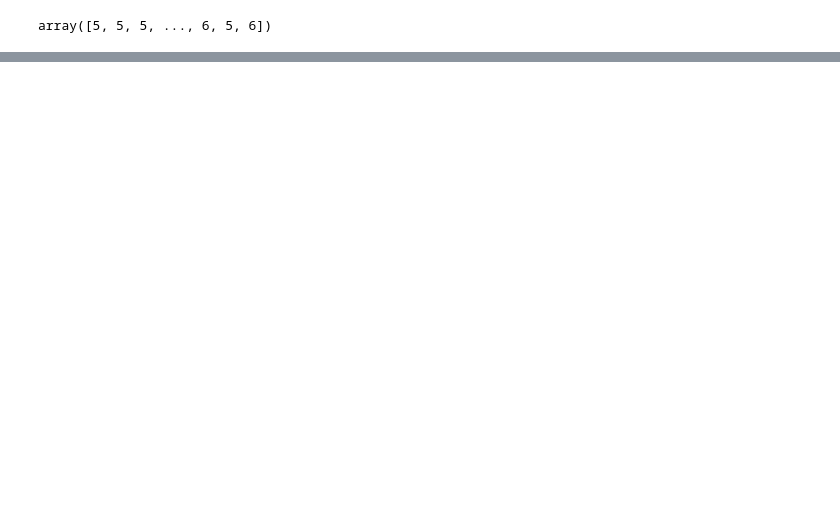
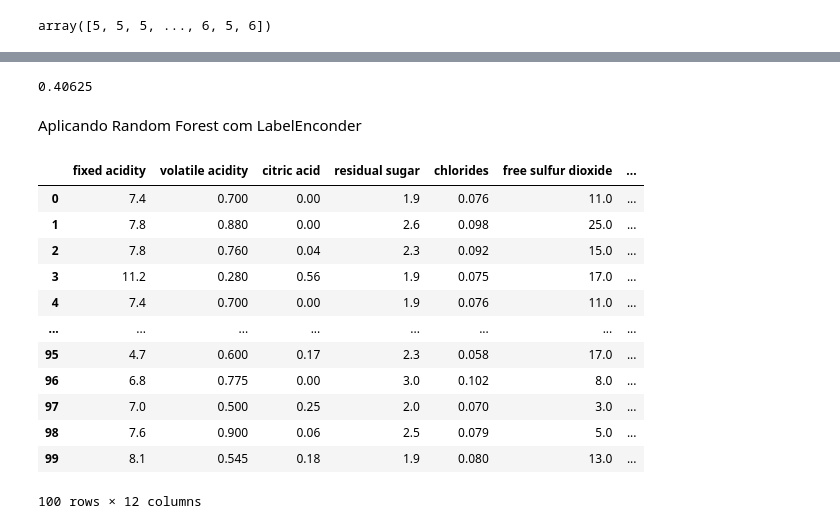
Before and after one commit to itimes-digital/Bootcamp-Analista-de-Machine-Learning-IGTI, a Jupyter notebook: desafio_modulo_02.ipynb, the cells around one changed output, grey strips where cells are left out. Cells and saved outputs as stored; diff of their text form; code cells hidden in the pictures; blank space fills up the shorter version.

```diff
--- a/desafio_modulo_02.ipynb
+++ b/desafio_modulo_02.ipynb
@@ -107,7 +107,7 @@ dtype: int64
 # %%
 from sklearn.preprocessing import MinMaxScaler
 
-scaler = MinMaxScaler()
+scaler = MinMaxScaler(copy=)
 
 scaler.fit(dataset)
 print(scaler)
@@ -171,0 +320,27 @@ train_test_split()_
+# %%
+precisao
+# %% [output]
+0.40625
+# %% [markdown]
+Aplicando Random Forest com LabelEnconder
+# %%
+dataset_label = dataset
+# %%
+dataset_label['quality'] = dataset_label['quality'].replace([6,7,8], 1) # vinho bom
+dataset_label['quality'] = dataset_label['quality'].replace([3,4,5], 0) # vinho ruim
+# %%
+dataset_label.head(100)
+# %% [output]
+|  | fixed acidity | volatile acidity | citric acid | residual sugar | chlorides | free sulfur dioxide | ... |
+| 0 | 7.4 | 0.700 | 0.00 | 1.9 | 0.076 | 11.0 | ... |
+| 1 | 7.8 | 0.880 | 0.00 | 2.6 | 0.098 | 25.0 | ... |
+| 2 | 7.8 | 0.760 | 0.04 | 2.3 | 0.092 | 15.0 | ... |
+| 3 | 11.2 | 0.280 | 0.56 | 1.9 | 0.075 | 17.0 | ... |
+| 4 | 7.4 | 0.700 | 0.00 | 1.9 | 0.076 | 11.0 | ... |
+| ... | ... | ... | ... | ... | ... | ... | ... |
+| 95 | 4.7 | 0.600 | 0.17 | 2.3 | 0.058 | 17.0 | ... |
+| 96 | 6.8 | 0.775 | 0.00 | 3.0 | 0.102 | 8.0 | ... |
+| 97 | 7.0 | 0.500 | 0.25 | 2.0 | 0.070 | 3.0 | ... |
+| 98 | 7.6 | 0.900 | 0.06 | 2.5 | 0.079 | 5.0 | ... |
+| 99 | 8.1 | 0.545 | 0.18 | 1.9 | 0.080 | 13.0 | ... |
+100 rows × 12 columns
```
Also changed, not shown: parts of 48 cells of this notebook.
